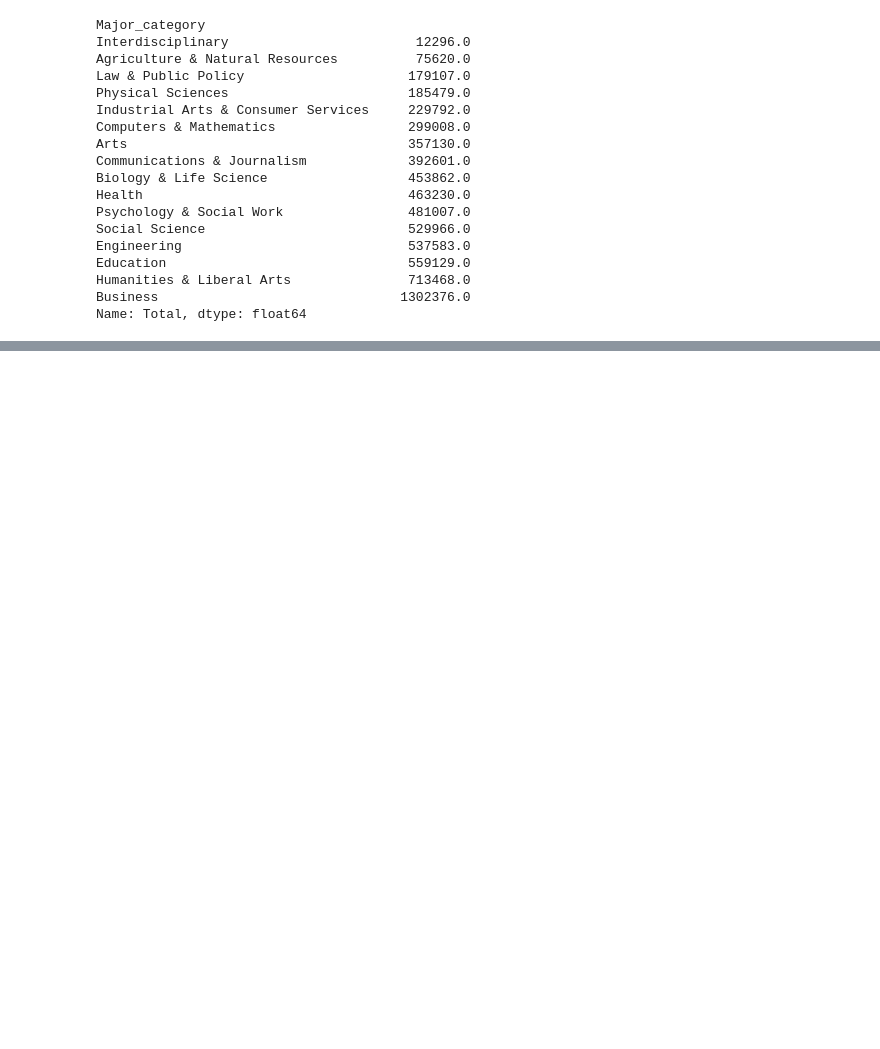
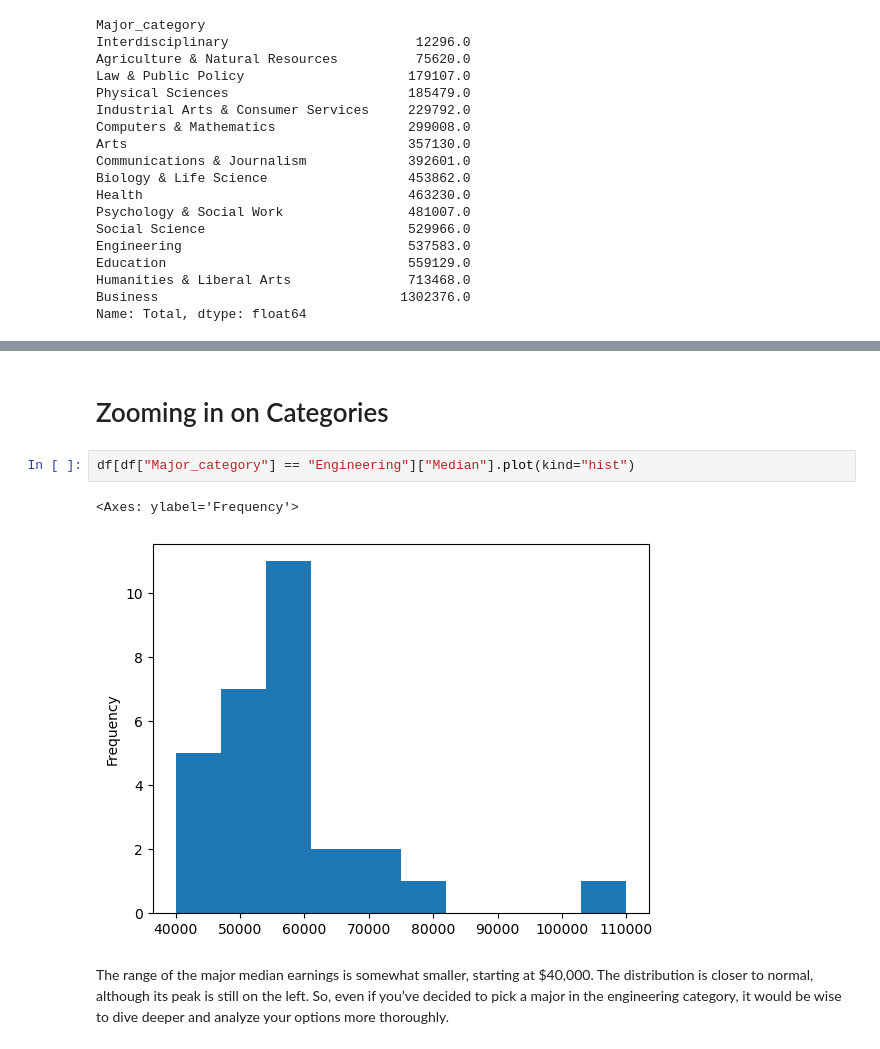
Before and after one commit to Sulaiman-Dem/2023-fall-data-science-fridays, a Jupyter notebook: Pre-Work Homework/H-W2 - Data Visualization, EDA, and Github/plot_with_pandas.ipynb, the cells around one changed output, grey strips where cells are left out. Cells and saved outputs as stored; diff of their text form; blank space fills up the shorter version.

```diff
--- a/Pre-Work Homework/H-W2 - Data Visualization, EDA, and Github/plot_with_pandas.ipynb
+++ b/Pre-Work Homework/H-W2 - Data Visualization, EDA, and Github/plot_with_pandas.ipynb
@@ -134,0 +157,9 @@ Name: Total, dtype: float64
+# %% [markdown]
+# Zooming in on Categories
+# %%
+df[df["Major_category"] == "Engineering"]["Median"].plot(kind="hist")
+# %% [output]
+<Axes: ylabel='Frequency'>
+[figure, added]
+# %% [markdown]
+The range of the major median earnings is somewhat smaller, starting at $40,000. The distribution is closer to normal, although its peak is still on the left. So, even if you’ve decided to pick a major in the engineering category, it would be wise to dive deeper and analyze your options more thoroughly.
```
Also changed, not shown: parts of 8 cells of this notebook.
